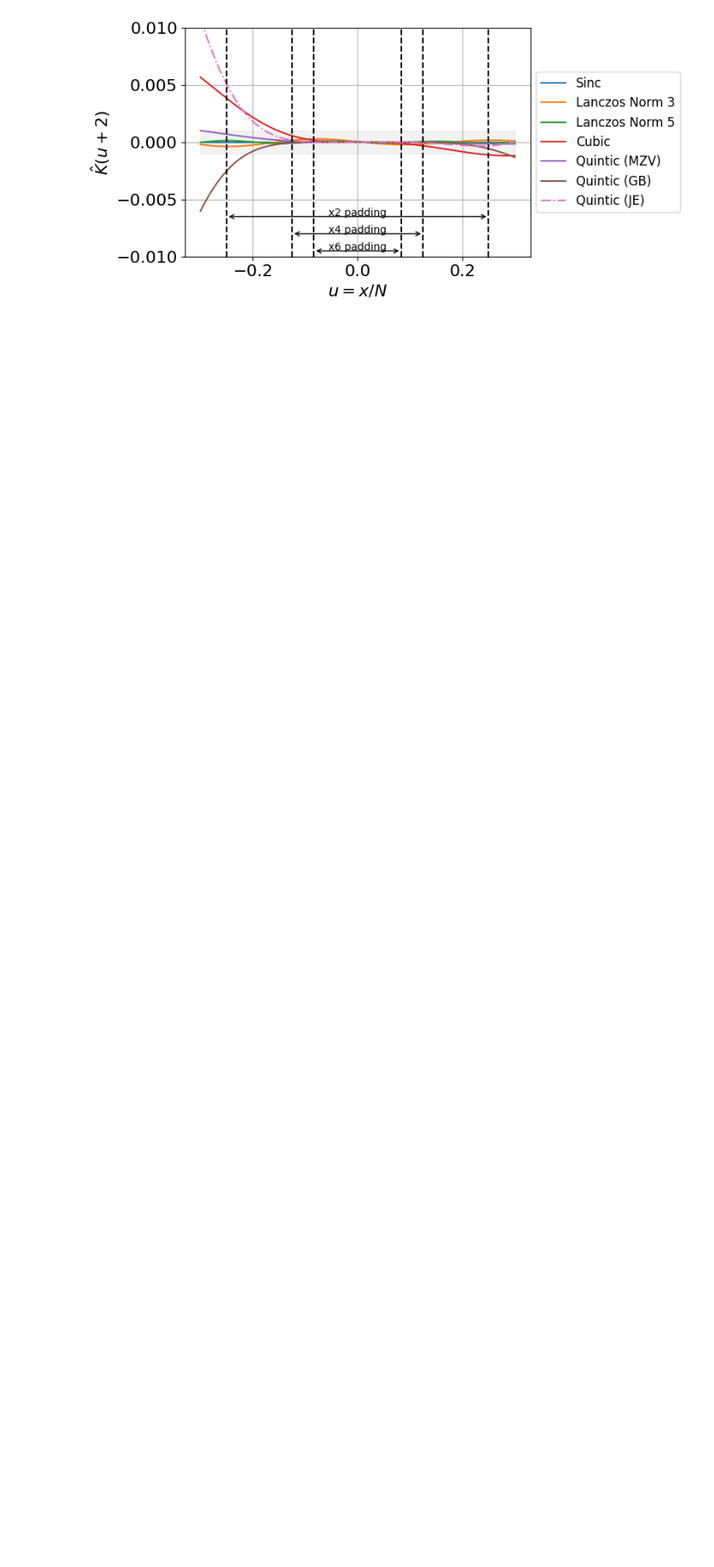
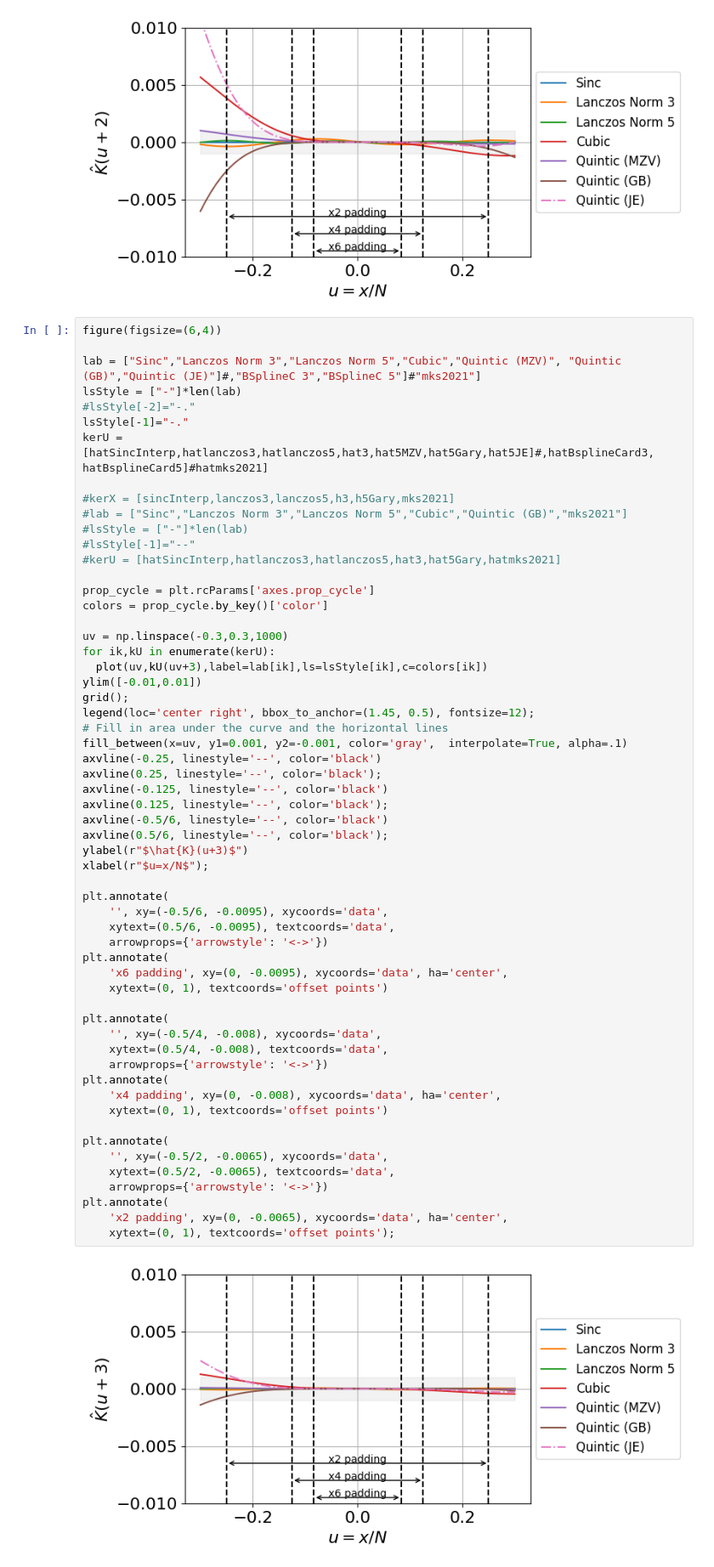
Before and after one commit to jecampagne/interpolation, a Jupyter notebook: kernels1Dfigures.ipynb, the cells around one changed output. Shown at 85% size. Saved outputs shown, nothing was run; the diff lists cells and outputs as text; blank space fills up the shorter version.

```diff
--- a/kernels1Dfigures.ipynb
+++ b/kernels1Dfigures.ipynb
@@ -195,6 +195,66 @@ plt.annotate(
     xytext=(0, 1), textcoords='offset points');
 # %% [output]
 [figure]
+# %%
+figure(figsize=(6,4))
+
+lab = ["Sinc","Lanczos Norm 3","Lanczos Norm 5","Cubic","Quintic (MZV)", "Quintic (GB)","Quintic (JE)"]#,"BSplineC 3","BSplineC 5"]#"mks2021"]
+lsStyle = ["-"]*len(lab)
+#lsStyle[-2]="-."
+lsStyle[-1]="-."
+kerU = [hatSincInterp,hatlanczos3,hatlanczos5,hat3,hat5MZV,hat5Gary,hat5JE]#,hatBsplineCard3, hatBsplineCard5]#hatmks2021]
+
+#kerX = [sincInterp,lanczos3,lanczos5,h3,h5Gary,mks2021]
+#lab = ["Sinc","Lanczos Norm 3","Lanczos Norm 5","Cubic","Quintic (GB)","mks2021"]
+#lsStyle = ["-"]*len(lab)
+#lsStyle[-1]="--"
+#kerU = [hatSincInterp,hatlanczos3,hatlanczos5,hat3,hat5Gary,hatmks2021]
+
+prop_cycle = plt.rcParams['axes.prop_cycle']
+colors = prop_cycle.by_key()['color']
+
+uv = np.linspace(-0.3,0.3,1000)
+for ik,kU in enumerate(kerU):
+  plot(uv,kU(uv+3),label=lab[ik],ls=lsStyle[ik],c=colors[ik])
+ylim([-0.01,0.01])
+grid();
+legend(loc='center right', bbox_to_anchor=(1.45, 0.5), fontsize=12);
+# Fill in area under the curve and the horizontal lines
+fill_between(x=uv, y1=0.001, y2=-0.001, color='gray',  interpolate=True, alpha=.1)
+axvline(-0.25, linestyle='--', color='black')
+axvline(0.25, linestyle='--', color='black');
+axvline(-0.125, linestyle='--', color='black')
+axvline(0.125, linestyle='--', color='black');
+axvline(-0.5/6, linestyle='--', color='black')
+axvline(0.5/6, linestyle='--', color='black');
+ylabel(r"$\hat{K}(u+3)$")
+xlabel(r"$u=x/N$");
+
+plt.annotate(
+    '', xy=(-0.5/6, -0.0095), xycoords='data',
+    xytext=(0.5/6, -0.0095), textcoords='data',
+    arrowprops={'arrowstyle': '<->'})
+plt.annotate(
+    'x6 padding', xy=(0, -0.0095), xycoords='data', ha='center',
+    xytext=(0, 1), textcoords='offset points')
+
+plt.annotate(
+    '', xy=(-0.5/4, -0.008), xycoords='data',
+    xytext=(0.5/4, -0.008), textcoords='data',
+    arrowprops={'arrowstyle': '<->'})
+plt.annotate(
+    'x4 padding', xy=(0, -0.008), xycoords='data', ha='center',
+    xytext=(0, 1), textcoords='offset points')
+
+plt.annotate(
+    '', xy=(-0.5/2, -0.0065), xycoords='data',
+    xytext=(0.5/2, -0.0065), textcoords='data',
+    arrowprops={'arrowstyle': '<->'})
+plt.annotate(
+    'x2 padding', xy=(0, -0.0065), xycoords='data', ha='center',
+    xytext=(0, 1), textcoords='offset points');
+# %% [output]
+[figure, added]
 # %%
 def E0(u,ker,n=5):
   sum=0
```
Also changed, not shown: 1 other file.
